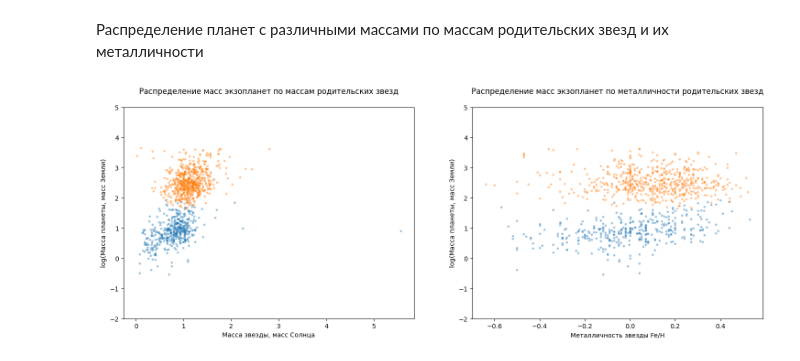
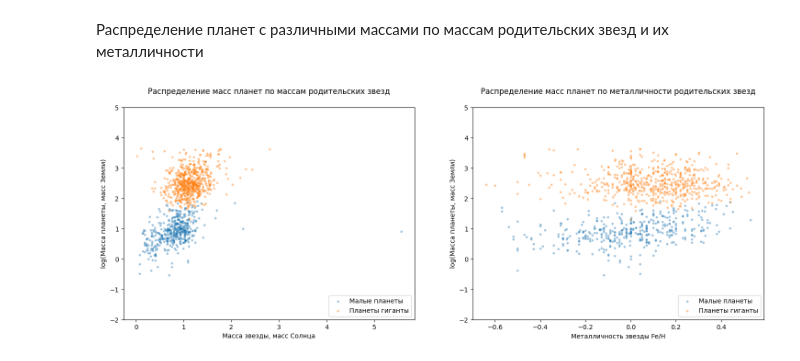
Before and after one commit to ochobkaa/exoplanetmodel, a Jupyter notebook: exoplanets.ipynb, the cells around one changed output. Drawn from its saved outputs; the diff is of its cells as text; code cells hidden in the pictures.

```diff
--- a/exoplanets.ipynb
+++ b/exoplanets.ipynb
@@ -403,7 +405,7 @@ smass_df.to_csv("exo_with_star_mass.csv")
 # %% [markdown]
 Функция отображения распределения масс планет по массам родительских звезд и их металличности
 # %%
-def show_star_mass_feh_plots(dfs, title=None):
+def show_star_mass_feh_plots(dfs, title=None, labels=None):
     fig, axes = plot.subplots(ncols=2)
 
     fig.set_figwidth(18)
@@ -412,28 +414,38 @@ def show_star_mass_feh_plots(dfs, title=None):
     if title:
         fig.suptitle("{0}\n".format(title))
 
-    for df in dfs:
+    if labels:
+        ls = labels
+
+    else:
+        ls = ["Планеты" for _ in range(len(dfs))]
+
+    for df, l in zip(dfs, ls):
         s_mass = df.get("star_mass").tolist()
         s_feh = df.get("star_metallicity").tolist()
         val = c.mass_log(df)
 
-        axes[0].scatter(s_mass, val, s=7, alpha=0.33)
-        axes[1].scatter(s_feh, val, s=7, alpha=0.33)
+        sca_sm = axes[0].scatter(s_mass, val, s=7, alpha=0.33)
+        sca_feh = axes[1].scatter(s_feh, val, s=7, alpha=0.33)
+
+        sca_sm.set_label(l)
+        sca_feh.set_label(l)
 
     for a in axes:
         a.set_ylabel("log(Масса планеты, масс Земли)")
         a.set_ylim(-2, 5)
+        a.legend(loc="lower right")
 
-    axes[0].set_title("Распределение масс экзопланет по массам родительских звезд\n")
+    axes[0].set_title("Распределение масс планет по массам родительских звезд\n")
     axes[0].set_xlabel("Масса звезды, масс Солнца")
 
-    axes[1].set_title("Распределение масс экзопланет по металличности родительских звезд\n")
+    axes[1].set_title("Распределение масс планет по металличности родительских звезд\n")
     axes[1].set_xlabel("Металличность звезды Fe/H")
 
     plot.show()
 # %% [markdown]
 Распределение планет с различными массами по массам родительских звезд и их металличности
-# %%
-show_star_mass_feh_plots(smass_cl_dfs)
-# %% [output]
-[figure, removed]
+# %%
+show_star_mass_feh_plots(smass_cl_dfs, labels=["Малые планеты", "Планеты гиганты"])
+# %% [output]
+[figure, added]
```
Also changed, not shown: parts of 11 cells of this notebook.
